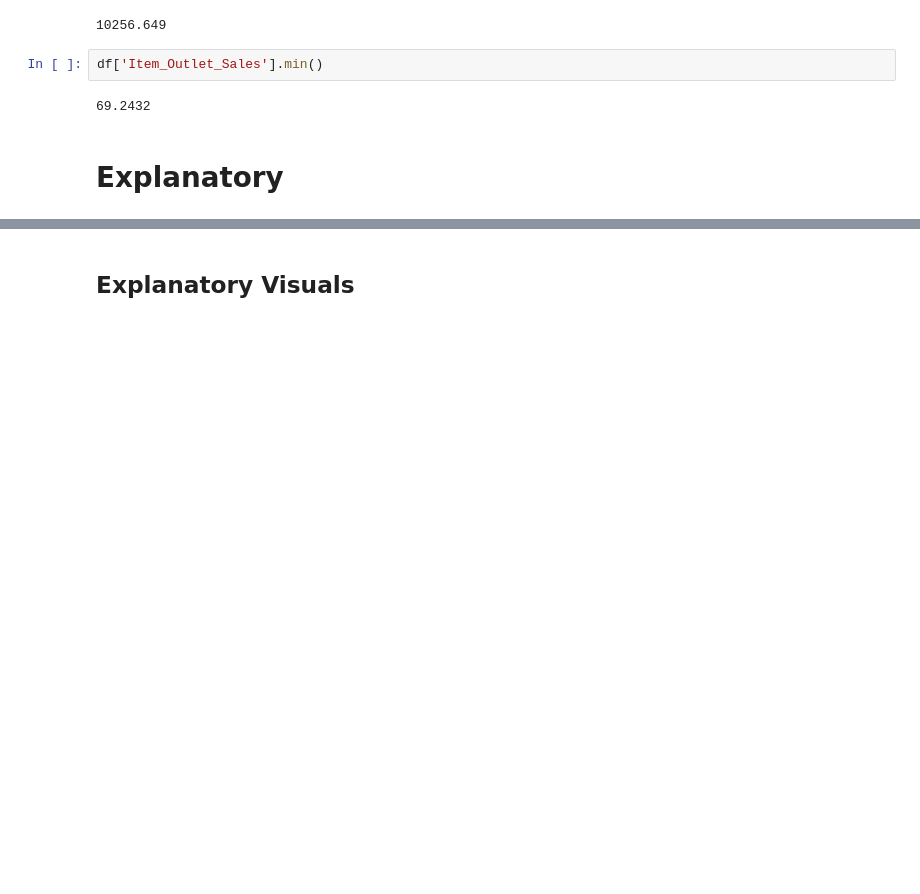
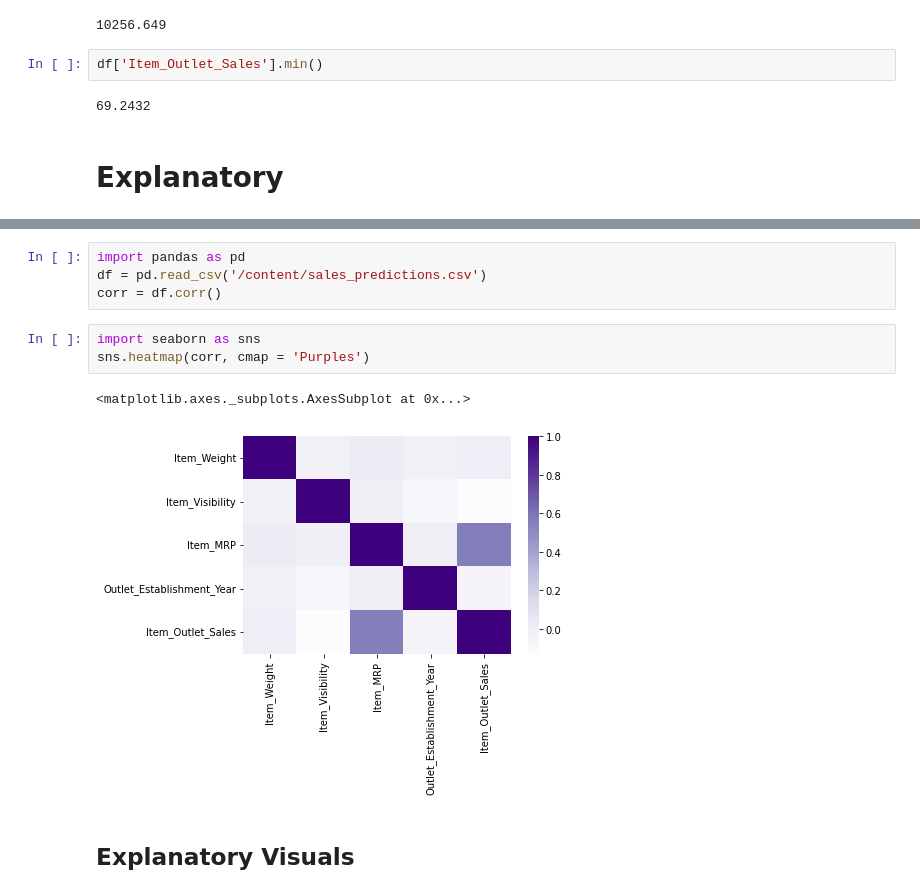
Before and after one commit to Lazuli98/ProjectOne, a Jupyter notebook: Copy_of_ProjectOne2.ipynb, the cells around one changed output, grey strips where cells are left out. Cells and saved outputs as stored; diff of their text form; blank space fills up the shorter version.

```diff
--- a/Copy_of_ProjectOne2.ipynb
+++ b/Copy_of_ProjectOne2.ipynb
@@ -237,2 +253,12 @@ df['Item_Outlet_Sales'].min()
+# %%
+import pandas as pd
+df = pd.read_csv('/content/sales_predictions.csv')
+corr = df.corr()
+# %%
+import seaborn as sns
+sns.heatmap(corr, cmap = 'Purples')
+# %% [output]
+<matplotlib.axes._subplots.AxesSubplot at 0x...>
+[figure, added]
 # %% [markdown]
 ## Explanatory Visuals
```
Also changed, not shown: parts of 3 cells of this notebook.
